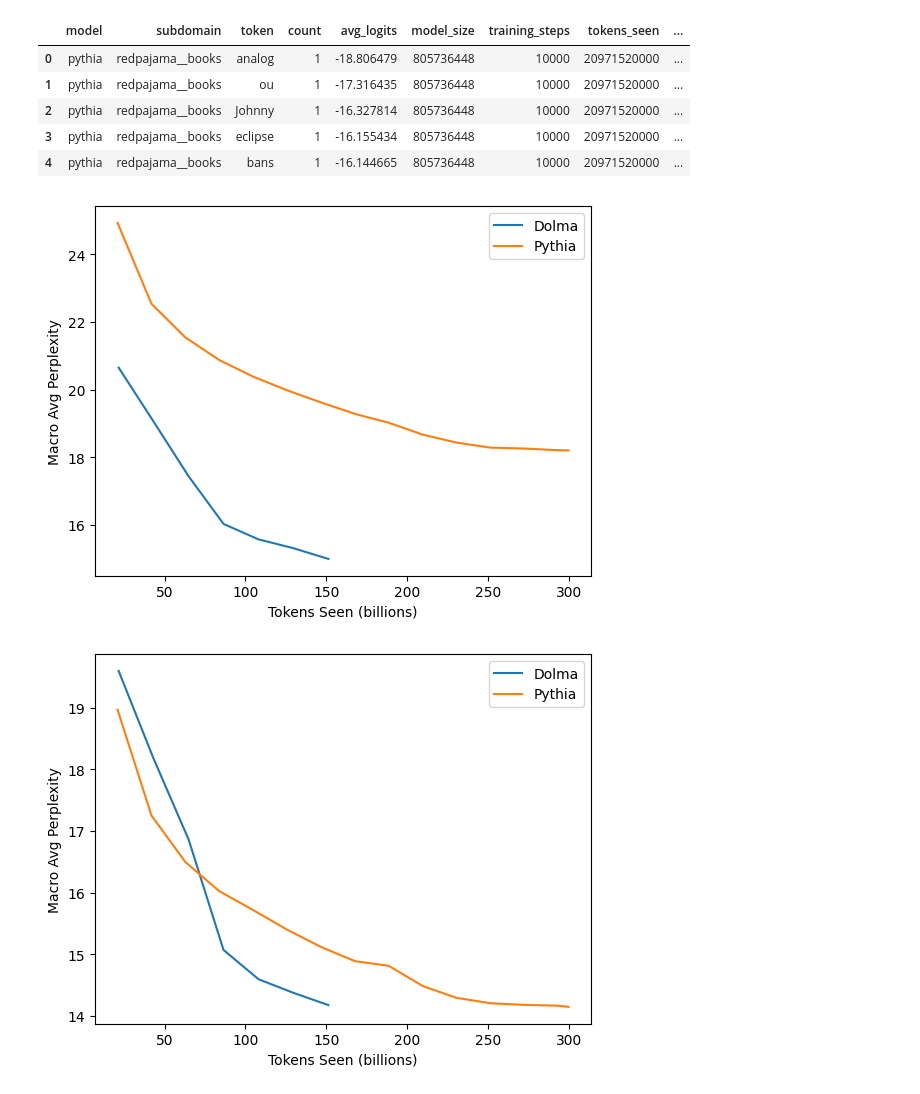
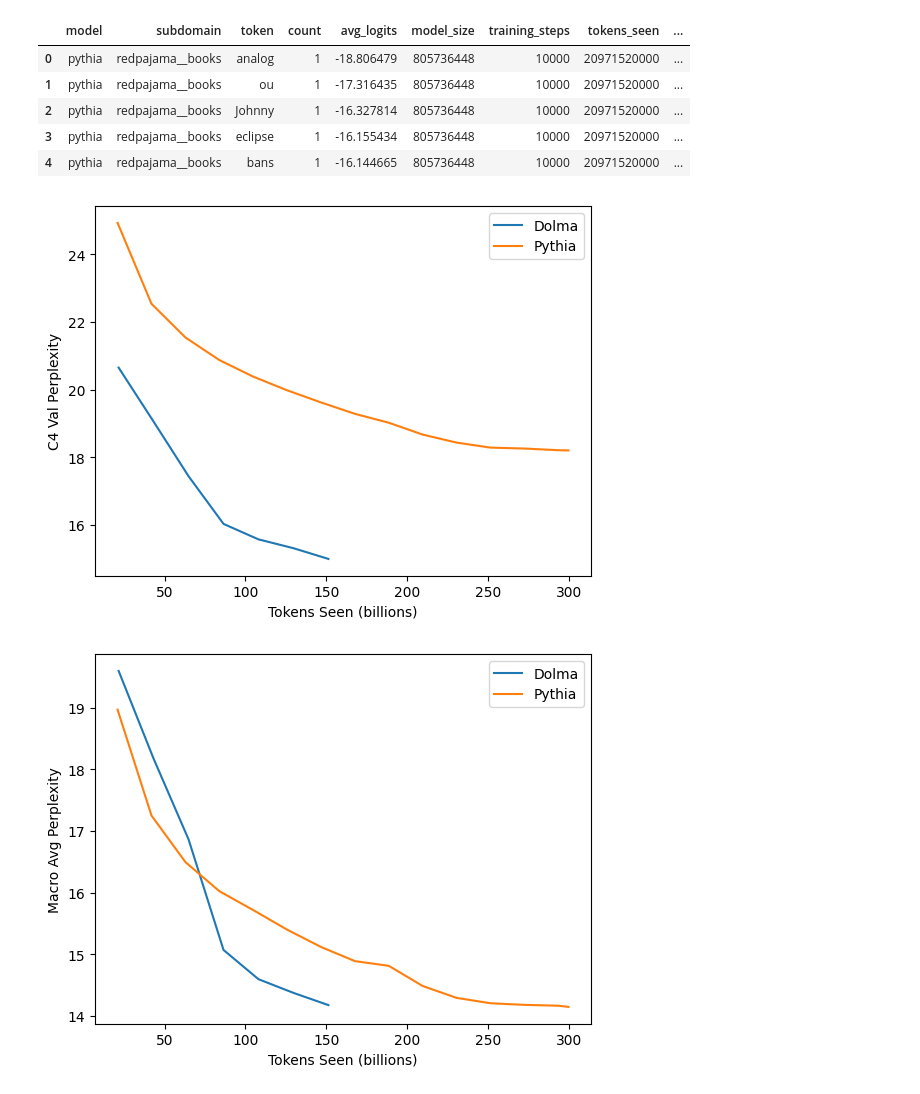
Before and after one commit to allenai/OLMo-Eval, a Jupyter notebook: notebooks/perplexity_suite_paper_visualizations.ipynb.ipynb, the cells around one changed output. Drawn from its saved outputs; the diff is of its cells as text; code cells hidden in the pictures.

```diff
--- a/notebooks/perplexity_suite_paper_visualizations.ipynb.ipynb
+++ b/notebooks/perplexity_suite_paper_visualizations.ipynb.ipynb
@@ -252,28 +252,28 @@ def get_win_rate_over_all_subdomains_by_nearest(df, nearest_measure, max_distanc
 # %%
 # just c4
 model_path = os.path.join(RESULTS_DIR, "pythia/1b")
 pythia_ppl_token_all_domains_avg = get_avg_over_all_subdomains(get_metric_for_all_subdomains(model_path, [], 'ppl_token', {'ppl_c4_en'}))
 
 model_path = os.path.join(RESULTS_DIR, "olmo/1b/olmo-small-dolma-150B-mcli-results")
 dolma_ppl_token_all_domains_avg = get_avg_over_all_subdomains(get_metric_for_all_subdomains(model_path, [], 'ppl_token', {'ppl_c4_en'}))
 
 # make a line chart with two lines (pythia and dolma) with the x axis being the number of tokens seen and the y axis being the perplexity
 dolma_x_axis = dolma_ppl_token_all_domains_avg['tokens_seen'] / 1000000000
 dolma_y_axis = dolma_ppl_token_all_domains_avg['avg_over_subdomains']
 
 pythia_x_axis = pythia_ppl_token_all_domains_avg['tokens_seen'] / 1000000000
 pythia_y_axis = pythia_ppl_token_all_domains_avg['avg_over_subdomains']
 
 import matplotlib.pyplot as plt
 import numpy as np
 plt.plot(dolma_x_axis, dolma_y_axis, label="Dolma")
 plt.plot(pythia_x_axis, pythia_y_axis, label="Pythia")
 plt.xlabel("Tokens Seen (billions)")
-plt.ylabel("Macro Avg Perplexity")
+plt.ylabel("C4 Val Perplexity")
 plt.legend()
 plt.show()
 # %% [output]
-[figure, old version]
+[figure, new version]
 # %%
 model_path = os.path.join(RESULTS_DIR, "pythia/1b")
 pythia_ppl_token_all_domains_avg = get_avg_over_all_subdomains(get_metric_for_all_subdomains(model_path, results_files_clean, 'ppl_token', domains_without_subdomains_clean))
```
